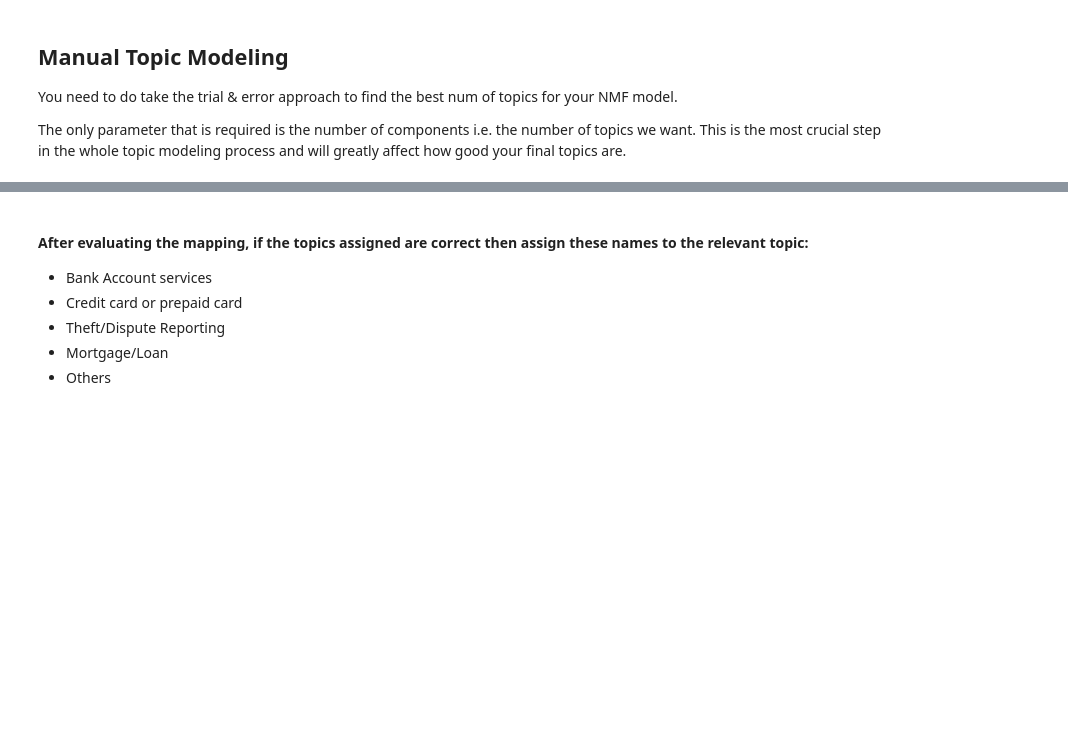
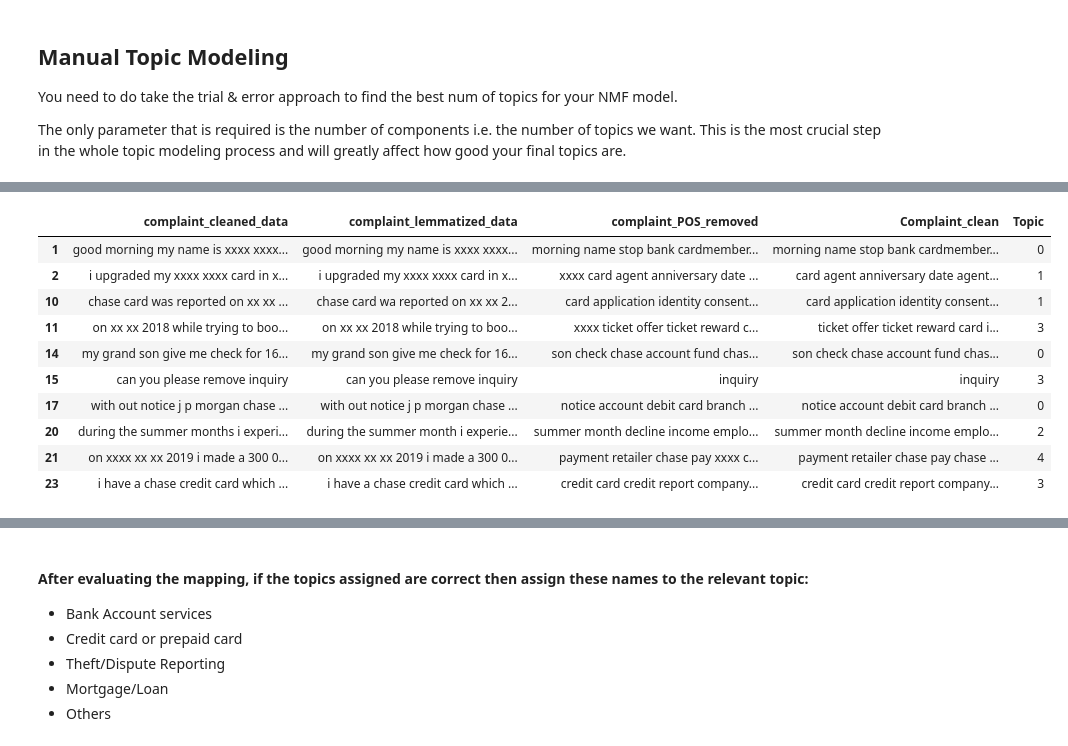
Before and after one commit to Aswani-ReddyKV/Automatic_Ticket_Classification, a Jupyter notebook: Automatic_Ticket_Classification_Assignment.ipynb, the cells around one changed output, grey strips where cells are left out. Saved outputs shown, nothing was run; the diff lists cells and outputs as text; code cells hidden in the pictures; blank space fills up the shorter version.

```diff
--- a/Automatic_Ticket_Classification_Assignment.ipynb
+++ b/Automatic_Ticket_Classification_Assignment.ipynb
@@ -432,9 +479,20 @@ len(tfidf.get_feature_names())
 # %%
 #Assign the best topic to each of the cmplaints in Topic Column
-
-df_clean['Topic'] = #write your code to assign topics to each rows.
+df_clean['Topic'] = topic_values.argmax(axis=1)
 # %%
-df_clean.head()
+df_clean.head(10)
+# %% [output]
+|  | complaint_cleaned_data | complaint_lemmatized_data | complaint_POS_removed | Complaint_clean | Topic |
+| 1 | good morning my name is xxxx xxxx... | good morning my name is xxxx xxxx... | morning name stop bank cardmember... | morning name stop bank cardmember... | 0 |
+| 2 | i upgraded my xxxx xxxx card in x... | i upgraded my xxxx xxxx card in x... | xxxx card agent anniversary date ... | card agent anniversary date agent... | 1 |
+| 10 | chase card was reported on xx xx ... | chase card wa reported on xx xx 2... | card application identity consent... | card application identity consent... | 1 |
+| 11 | on xx xx 2018 while trying to boo... | on xx xx 2018 while trying to boo... | xxxx ticket offer ticket reward c... | ticket offer ticket reward card i... | 3 |
+| 14 | my grand son give me check for 16... | my grand son give me check for 16... | son check chase account fund chas... | son check chase account fund chas... | 0 |
+| 15 | can you please remove inquiry | can you please remove inquiry | inquiry | inquiry | 3 |
+| 17 | with out notice j p morgan chase ... | with out notice j p morgan chase ... | notice account debit card branch ... | notice account debit card branch ... | 0 |
+| 20 | during the summer months i experi... | during the summer month i experie... | summer month decline income emplo... | summer month decline income emplo... | 2 |
+| 21 | on xxxx xx xx 2019 i made a 300 0... | on xxxx xx xx 2019 i made a 300 0... | payment retailer chase pay xxxx c... | payment retailer chase pay chase ... | 4 |
+| 23 | i have a chase credit card which ... | i have a chase credit card which ... | credit card credit report company... | credit card credit report company... | 3 |
 # %%
 #Print the first 5 Complaint for each of the Topics
 df_clean=df_clean.groupby('Topic').head(5)
```
Also changed, not shown: parts of 16 cells of this notebook.
